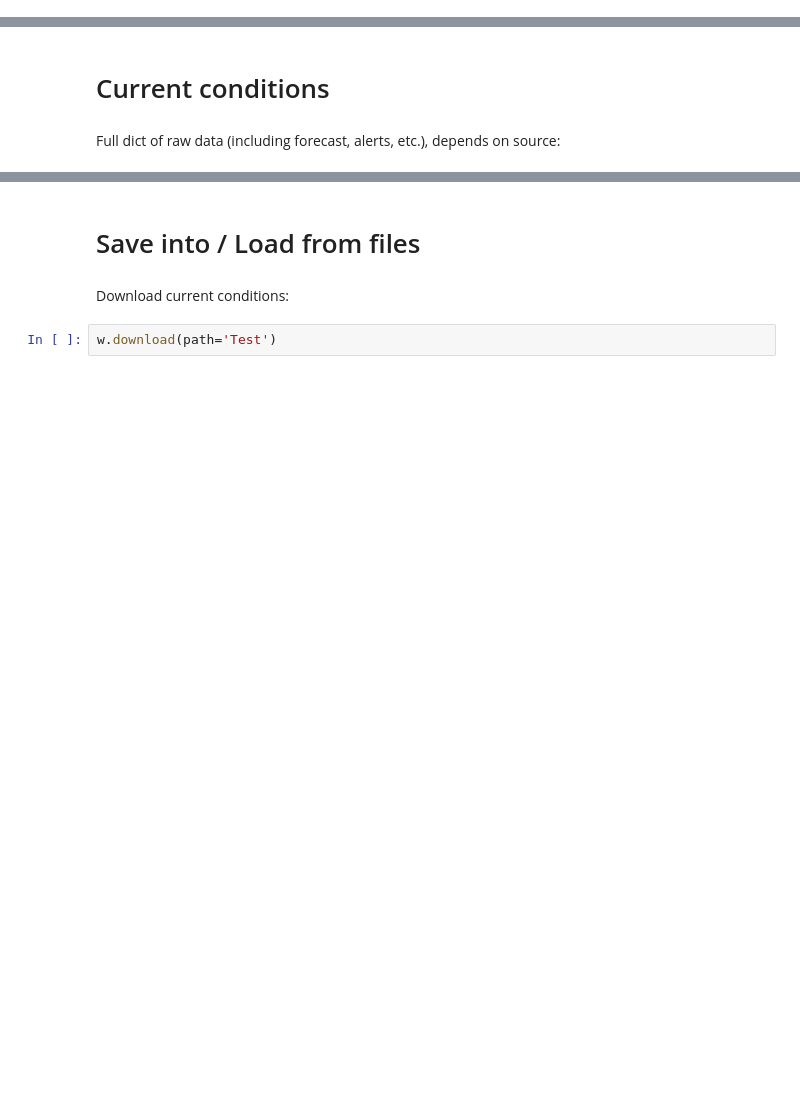
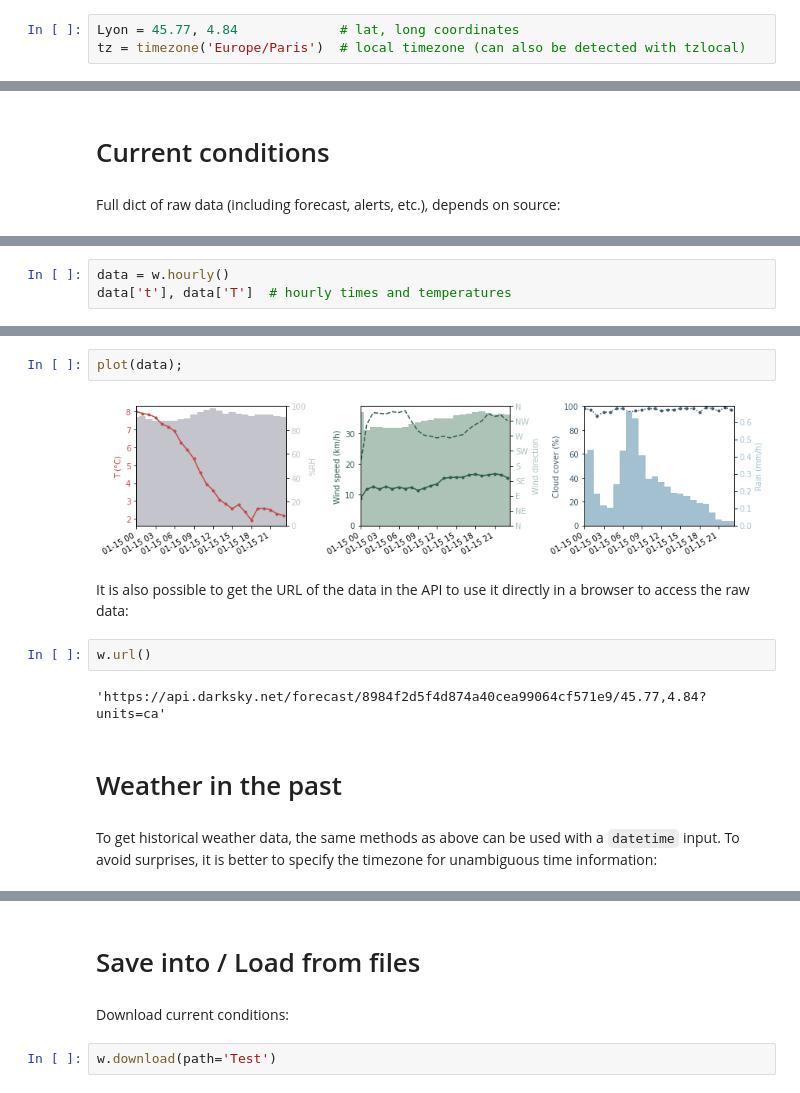
Before and after one commit to ovinc/weatho, a Jupyter notebook: Examples.ipynb, the cells around one changed output, grey strips where cells are left out. Cells and saved outputs as stored; diff of their text form; blank space fills up the shorter version.

```diff
--- a/Examples.ipynb
+++ b/Examples.ipynb
@@ -9,0 +11,3 @@ api_key = ...       # Put here your corresponding API key
+# %%
+Lyon = 45.77, 4.84             # lat, long coordinates
+tz = timezone('Europe/Paris')  # local timezone (can also be detected with tzlocal)
@@ -67,0 +62,3 @@ plot(w.hourly())
+# %%
+data = w.hourly()
+data['t'], data['T']  # hourly times and temperatures
@@ -67,0 +83,14 @@ plot(w.hourly())
+# %%
+plot(data);
+# %% [output]
+[figure, added]
+# %% [markdown]
+It is also possible to get the URL of the data in the API to use it directly in a browser to access the raw data:
+# %%
+w.url()
+# %% [output]
+'https://api.darksky.net/forecast/8984f2d5f4d874a40cea99064cf571e9/45.77,4.84?units=ca'
+# %% [markdown]
+# Weather in the past
+# %% [markdown]
+To get historical weather data, the same methods as above can be used with a `datetime` input. To avoid surprises, it is better to specify the timezone for unambiguous time information:
```
Also changed, not shown: parts of 31 cells of this notebook, 3 other files.
